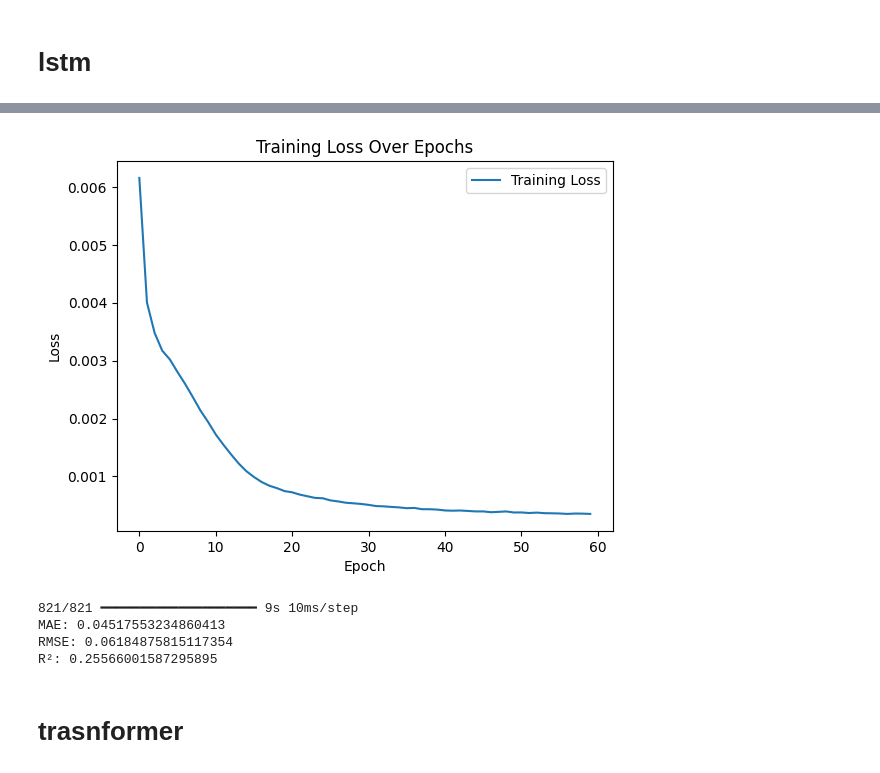
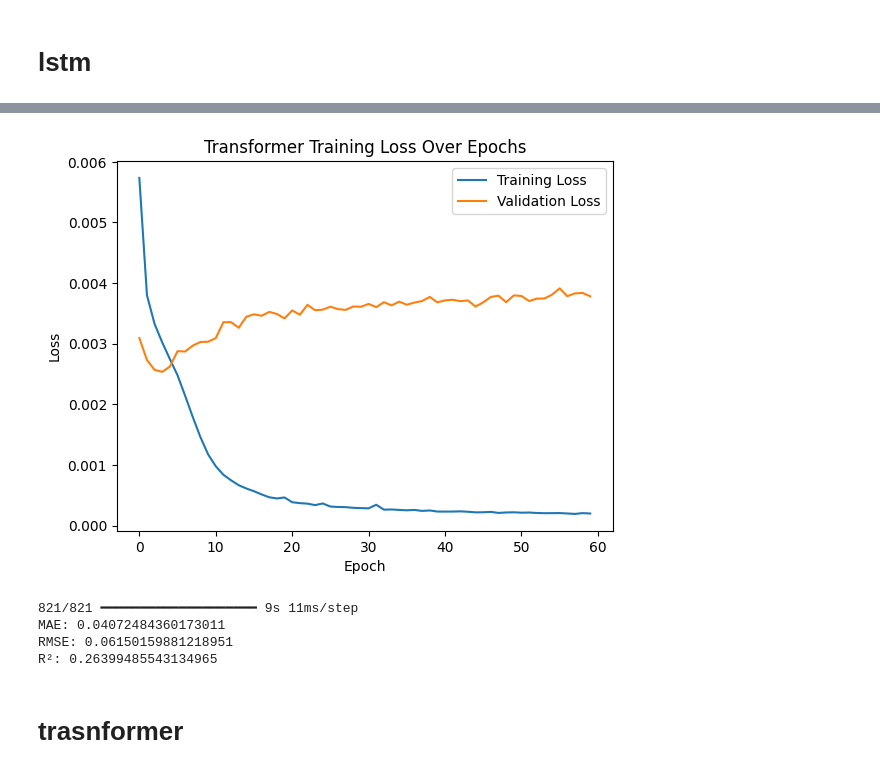
Before and after one commit to lucchinaluca/LLM-tool-calling-VIA-MCP-using-PM2.5-forecasting-model-as-tool, a Jupyter notebook: 4.time_series_base.ipynb, the cells around one changed output, grey strips where cells are left out. Drawn from its saved outputs; the diff is of its cells as text; code cells hidden in the pictures.

```diff
--- a/4.time_series_base.ipynb
+++ b/4.time_series_base.ipynb
@@ -110,7 +110,7 @@ scaler_y = MinMaxScaler()
 scaled_X = scaler_X.fit_transform(features_df)
 scaled_y = scaler_y.fit_transform(target_df)
 
-lookback = 24*5
+lookback = 24*3
 forecast_steps = 24
 # Construct inputs/outputs safely
 x = []
@@ -134,10 +134,7 @@ import tensorflow.keras.backend as K
 
 inputs = Input(shape=(x_train.shape[1], x_train.shape[2]))
 
-lstm_1 = LSTM(256, return_sequences=True)(inputs)
-drop_1 = Dropout(0.2)(lstm_1)
-
-lstm_2 = LSTM(128, return_sequences=True)(drop_1)
+lstm_2 = LSTM(128, return_sequences=True)(inputs)
 drop_2 = Dropout(0.2)(lstm_2)
 
 lstm_3 = LSTM(64, return_sequences=True)(drop_2)
@@ -150,12 +147,10 @@ mha = MultiHeadAttention(num_heads=4, key_dim=32)
 attention_out = mha(drop_4, drop_4, drop_4)
 flat = Flatten()(attention_out)
 
-dense_1 = Dense(400, activation="relu")(flat)
+dense_1 = Dense(100, activation="relu", kernel_regularizer="l2")(flat)
 drop_5 = Dropout(0.2)(dense_1)
-dense_2 = Dense(200, activation="relu")(drop_5)
-drop_6 = Dropout(0.2)(dense_2)
-dense_3 = Dense(50, activation="relu")(drop_6)
-outputs = Dense(forecast_steps)(dense_3)
+dense_2 = Dense(50, activation="relu")(drop_5)
+outputs = Dense(forecast_steps)(dense_2)
 
 
 model = Model(inputs=inputs, outputs=outputs)
@@ -208,12 +199,13 @@ InternalError: Failed copying input tensor from /job:localhost/replica:0/task:0/
 # %%
 plt.plot(hist.history["loss"], label="Training Loss")
-plt.title("Training Loss Over Epochs")
+plt.plot(hist.history["val_loss"], label="Validation Loss")
+plt.title("Transformer Training Loss Over Epochs")
 plt.xlabel("Epoch")
 plt.ylabel("Loss")
 plt.legend()
 plt.show()
 # %% [output]
-[figure, old version]
+[figure, new version]
 # %%
 pred = model.predict(x_test)
 
@@ -225,10 +217,10 @@ print("MAE:", mae)
 print("RMSE:", rmse)
 print("R²:", r2)
 # %% [output]
-821/821 ━━━━━━━━━━━━━━━━━━━━ 9s 10ms/step
-MAE: 0.04517553234860413
-RMSE: 0.06184875815117354
-R²: 0.25566001587295895
+821/821 ━━━━━━━━━━━━━━━━━━━━ 9s 11ms/step
+MAE: 0.04072484360173011
+RMSE: 0.06150159881218951
+R²: 0.26399485543134965
 # %%
 import plotly.graph_objects as go
 
```
Also changed, not shown: parts of 7 cells of this notebook.
